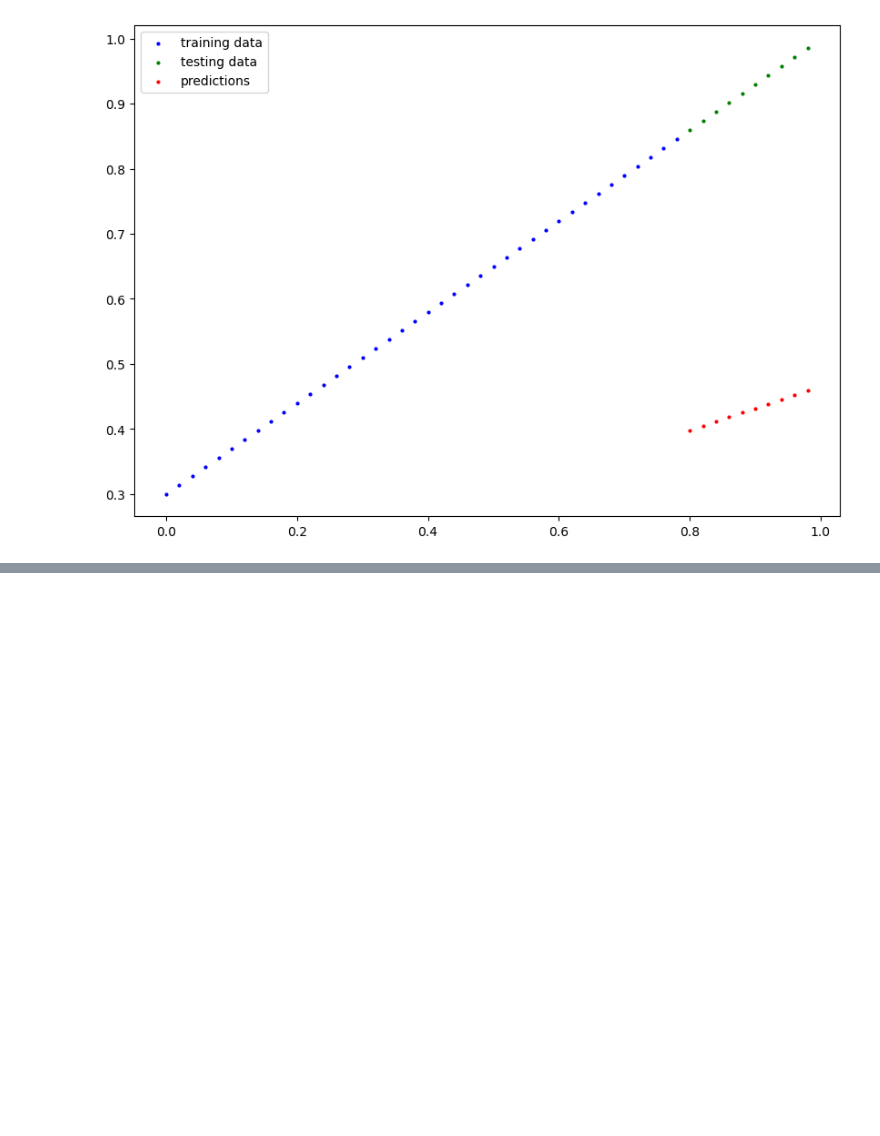
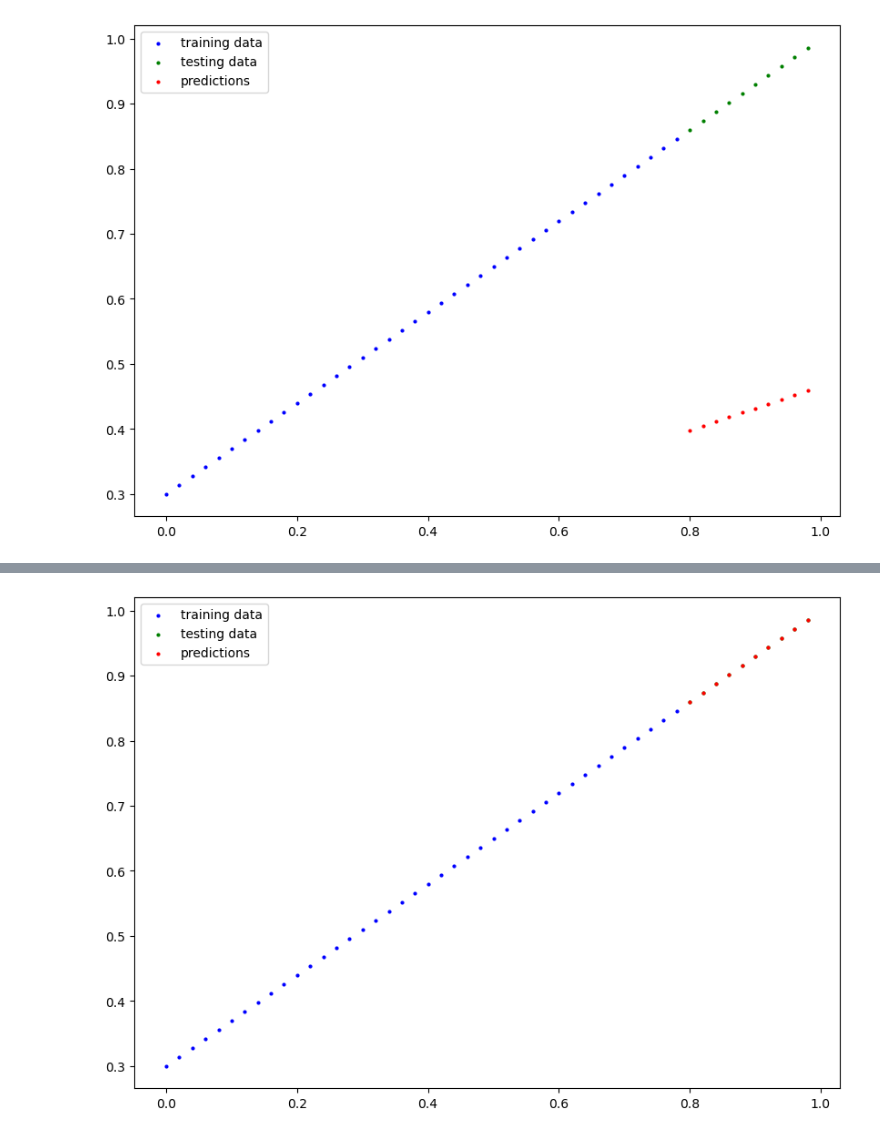
Before and after one commit to dawn-cmd/PytorchLearning, a Jupyter notebook: 01_pytorchWorkFlow.ipynb, the cells around one changed output, grey strips where cells are left out. Drawn from its saved outputs; the diff is of its cells as text; code cells hidden in the pictures; blank space fills up the shorter version.

```diff
--- a/01_pytorchWorkFlow.ipynb
+++ b/01_pytorchWorkFlow.ipynb
@@ -89,3 +89,10 @@ tensor([[0.3982],
 plotPredictions(XTrain, yTrain, XTest, yTest, yPreds)
 # %% [output]
 [figure]
+# %%
+# Setup a loss function
+loss_fn = nn.L1Loss()
+
+# Setup an optimizer
+optimizer = torch.optim.SGD(model0.parameters(), lr=0.001)
+optimizer
@@ -91,0 +113,17 @@ plotPredictions(XTrain, yTrain, XTest, yTest, yPreds)
+# %%
+epochs = 10000
+
+# loop through the data
+for epoch in range(epochs):
+    model0.train()
+    y_pred = model0(XTrain)
+    loss = loss_fn(y_pred, yTrain)
+    optimizer.zero_grad()
+    loss.backward()
+    optimizer.step()
+    with torch.inference_mode():
+        test_pred = model0(XTest)
+        test_loss = loss_fn(test_pred, yTest)
+    if epoch % 100 == 0:
+        print(
+            f'Epoch {epoch + 1} | Training Loss: {loss.item():.4f} | Test Loss: {test_loss.item():.4f}')
@@ -91,0 +148,6 @@ plotPredictions(XTrain, yTrain, XTest, yTest, yPreds)
+# %%
+with torch.inference_mode():
+    yPreds = model0(XTest)
+plotPredictions(XTrain, yTrain, XTest, yTest, yPreds)
+# %% [output]
+[figure, added]
```
Also changed, not shown: parts of 3 cells of this notebook.
